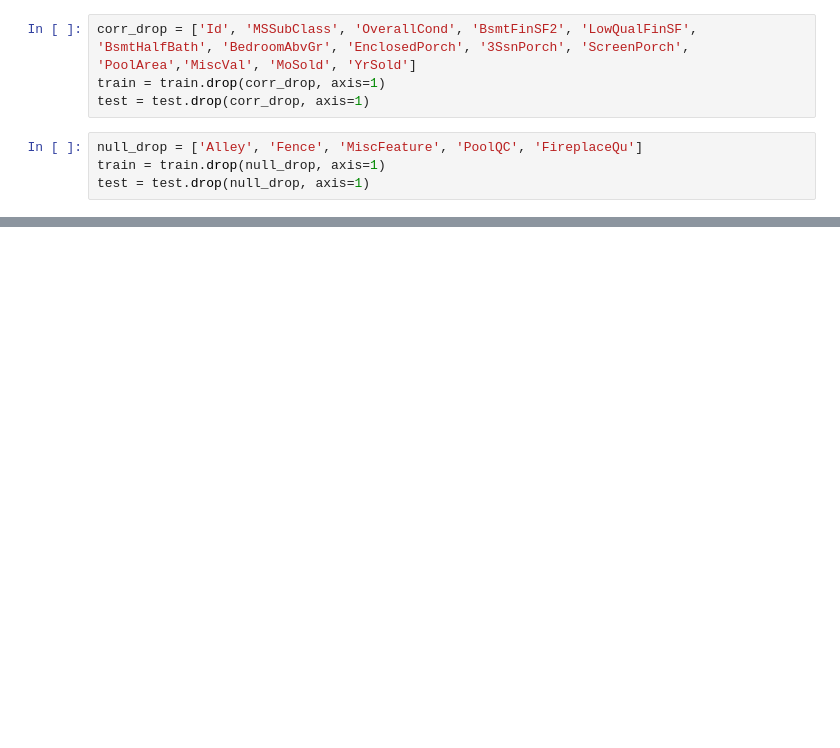
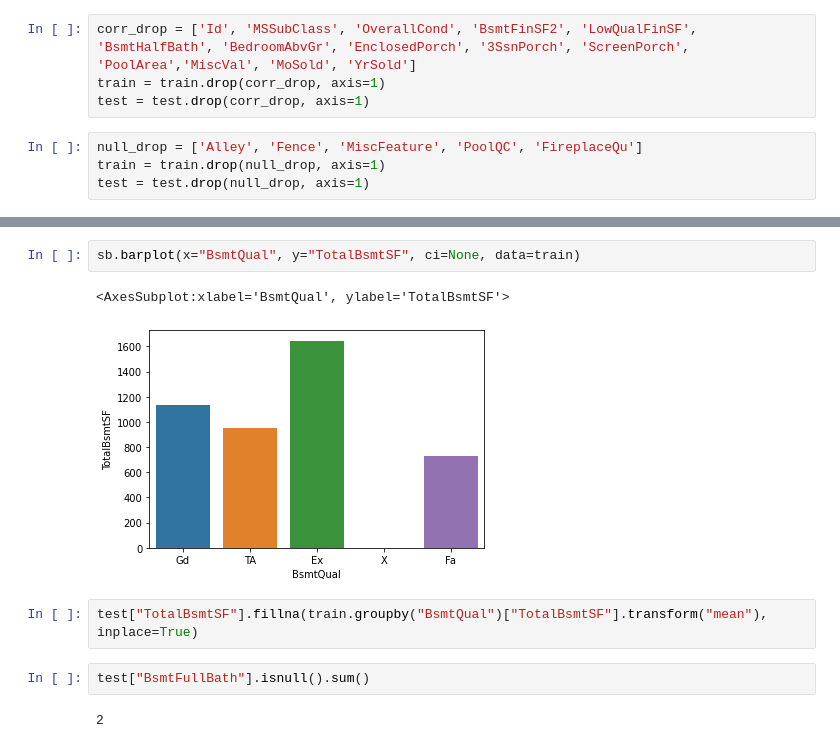
Before and after one commit to psrpsj/houseprice_prediction, a Jupyter notebook: houseprice_prediction.ipynb, the cells around one changed output, grey strips where cells are left out. Cells and saved outputs as stored; diff of their text form; blank space fills up the shorter version.

```diff
--- a/houseprice_prediction.ipynb
+++ b/houseprice_prediction.ipynb
@@ -298,0 +680,11 @@ test.columns[test.isnull().any()].tolist()
+# %%
+sb.barplot(x="BsmtQual", y="TotalBsmtSF", ci=None, data=train)
+# %% [output]
+<AxesSubplot:xlabel='BsmtQual', ylabel='TotalBsmtSF'>
+[figure, added]
+# %%
+test["TotalBsmtSF"].fillna(train.groupby("BsmtQual")["TotalBsmtSF"].transform("mean"), inplace=True)
+# %%
+test["BsmtFullBath"].isnull().sum()
+# %% [output]
+2
```
Also changed, not shown: parts of 89 cells of this notebook.
